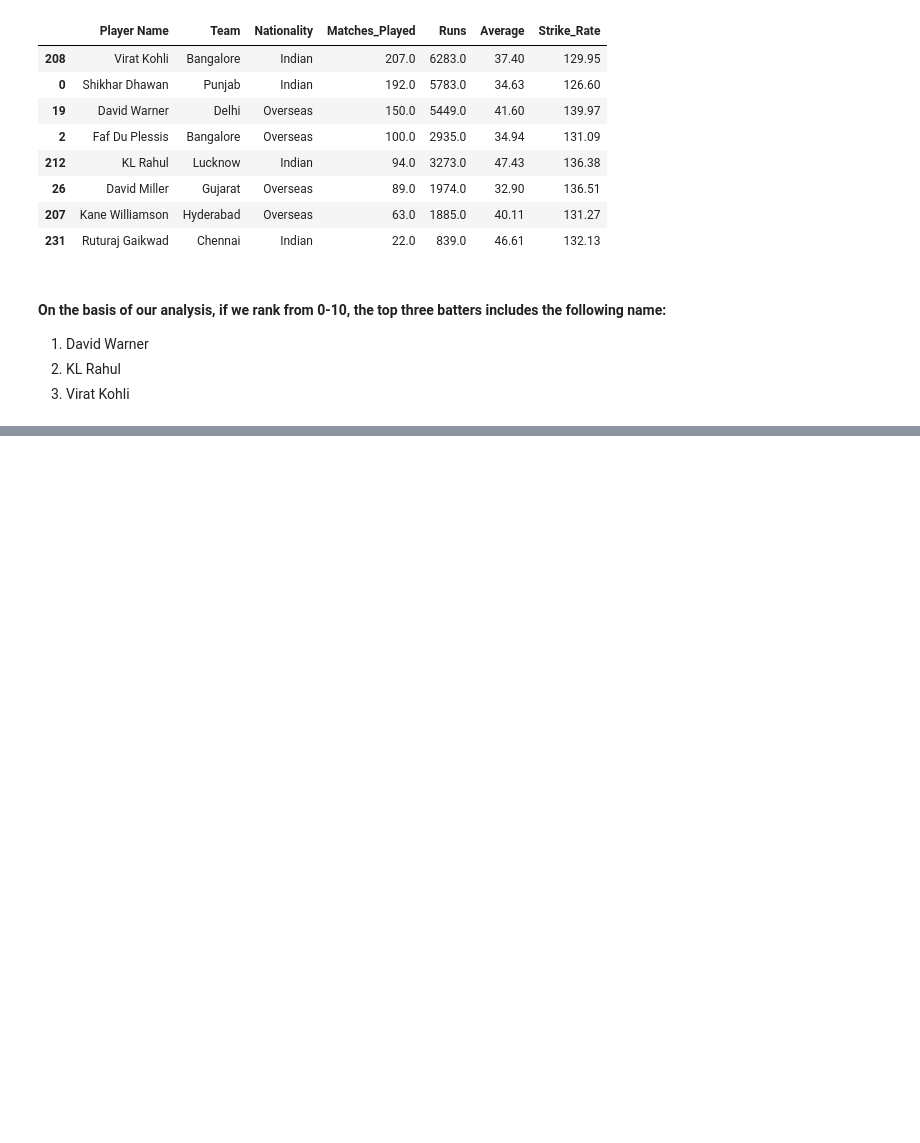
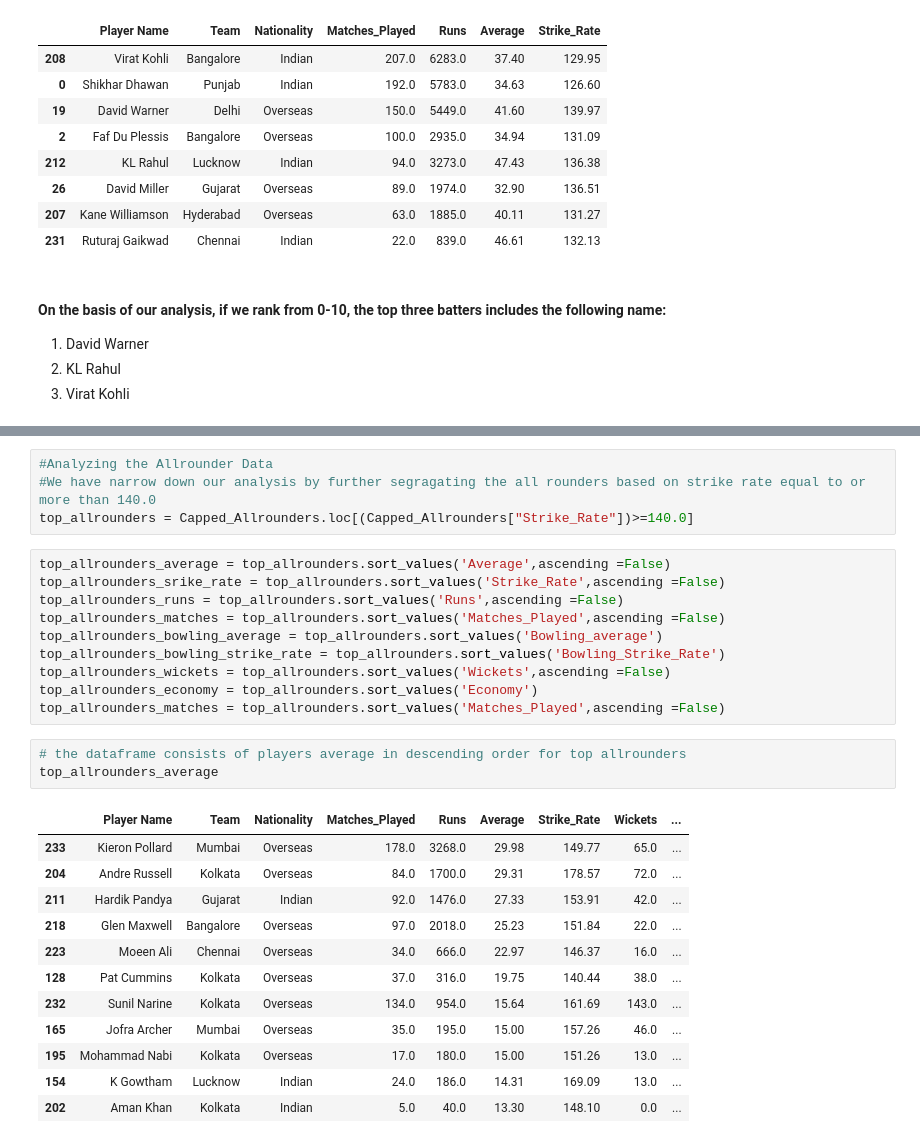
Before and after one commit to MadhavMishra1607/IPL_Cricket_Data_Analysis, a Jupyter notebook: IPL_Data_Analysis.ipynb, the cells around one changed output, grey strips where cells are left out. Cells and saved outputs as stored; diff of their text form; blank space fills up the shorter version.

Commit message:
Bowler's and Allrounders Data added

```diff
--- a/IPL_Data_Analysis.ipynb
+++ b/IPL_Data_Analysis.ipynb
@@ -296,0 +376,30 @@ top_batters_matches
+# %%
+#Analyzing the Allrounder Data
+#We have narrow down our analysis by further segragating the all rounders based on strike rate equal to or more than 140.0
+top_allrounders = Capped_Allrounders.loc[(Capped_Allrounders["Strike_Rate"])>=140.0]
+# %%
+top_allrounders_average = top_allrounders.sort_values('Average',ascending =False)
+top_allrounders_srike_rate = top_allrounders.sort_values('Strike_Rate',ascending =False)
+top_allrounders_runs = top_allrounders.sort_values('Runs',ascending =False)
+top_allrounders_matches = top_allrounders.sort_values('Matches_Played',ascending =False)
+top_allrounders_bowling_average = top_allrounders.sort_values('Bowling_average')
+top_allrounders_bowling_strike_rate = top_allrounders.sort_values('Bowling_Strike_Rate')
+top_allrounders_wickets = top_allrounders.sort_values('Wickets',ascending =False)
+top_allrounders_economy = top_allrounders.sort_values('Economy')
+top_allrounders_matches = top_allrounders.sort_values('Matches_Played',ascending =False)
+# %%
+# the dataframe consists of players average in descending order for top allrounders
+top_allrounders_average
+# %% [output]
+|  | Player Name | Team | Nationality | Matches_Played | Runs | Average | Strike_Rate | Wickets | ... |
+| 233 | Kieron Pollard | Mumbai | Overseas | 178.0 | 3268.0 | 29.98 | 149.77 | 65.0 | ... |
+| 204 | Andre Russell | Kolkata | Overseas | 84.0 | 1700.0 | 29.31 | 178.57 | 72.0 | ... |
+| 211 | Hardik Pandya | Gujarat | Indian | 92.0 | 1476.0 | 27.33 | 153.91 | 42.0 | ... |
+| 218 | Glen Maxwell | Bangalore | Overseas | 97.0 | 2018.0 | 25.23 | 151.84 | 22.0 | ... |
+| 223 | Moeen Ali | Chennai | Overseas | 34.0 | 666.0 | 22.97 | 146.37 | 16.0 | ... |
+| 128 | Pat Cummins | Kolkata | Overseas | 37.0 | 316.0 | 19.75 | 140.44 | 38.0 | ... |
+| 232 | Sunil Narine | Kolkata | Overseas | 134.0 | 954.0 | 15.64 | 161.69 | 143.0 | ... |
+| 165 | Jofra Archer | Mumbai | Overseas | 35.0 | 195.0 | 15.00 | 157.26 | 46.0 | ... |
+| 195 | Mohammad Nabi | Kolkata | Overseas | 17.0 | 180.0 | 15.00 | 151.26 | 13.0 | ... |
+| 154 | K Gowtham | Lucknow | Indian | 24.0 | 186.0 | 14.31 | 169.09 | 13.0 | ... |
+| 202 | Aman Khan | Kolkata | Indian | 5.0 | 40.0 | 13.30 | 148.10 | 0.0 | ... |
```
Also changed, not shown: parts of 14 cells of this notebook.
